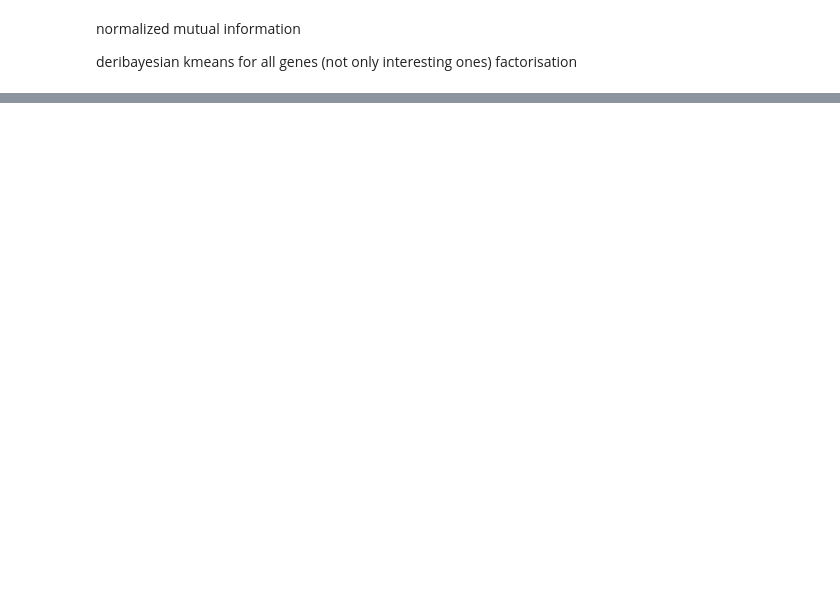
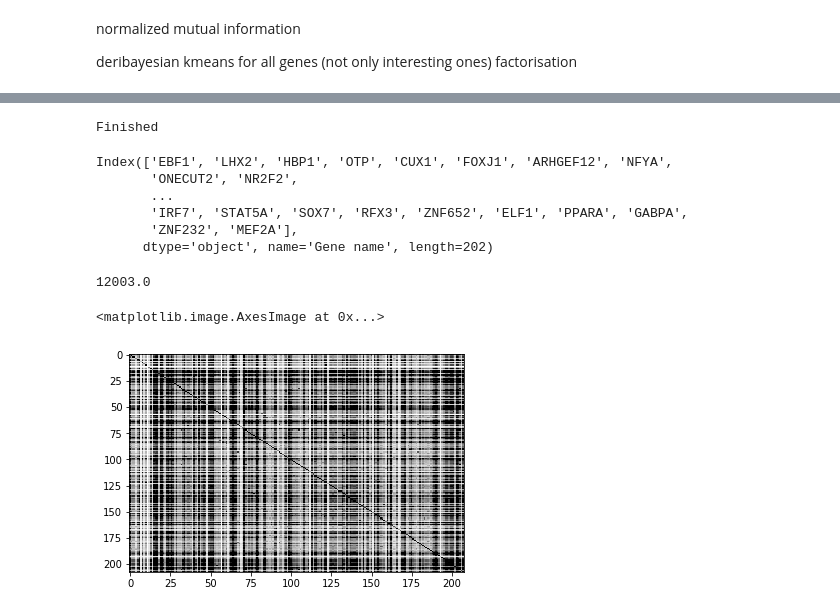
Before and after one commit to adespi/link_epi_to_expr, a Jupyter notebook: tests_before_create_graph.ipynb, the cells around one changed output, grey strips where cells are left out. Saved outputs shown, nothing was run; the diff lists cells and outputs as text; code cells hidden in the pictures; blank space fills up the shorter version.

```diff
--- a/tests_before_create_graph.ipynb
+++ b/tests_before_create_graph.ipynb
@@ -888,6 +924,7 @@ deribayesian
 kmeans for all genes (not only interesting ones)
 factorisation
 # %%
-network_compendium = pd.read_csv("../data/Network_compendium/Tissue-specific_regulatory_networks_FANTOM5-v1/32_high-level_networks/05_sarcoma.txt.gz", sep='\t', header=None)
+network_compendium = pd.read_csv("../data/Network_compendium/Tissue-specific_regulatory_networks_FANTOM5-v1/\
+32_high-level_networks/10_lymphocytes.txt.gz", sep='\t', header=None).values
 #10_lymphocytes.txt.gz
 #11_myeloid_leukocytes.txt.gz
@@ -914,0 +931,36 @@ network_compendium
+# %%
+tf_connected_to_genes=pd.DataFrame(data=np.zeros([len(gene_info["Gene name"]), len(set(network_compendium[:,1]))]),
+                                   index=gene_info["Gene name"],columns=set(network_compendium[:,1]))
+# %%
+for i, TF in enumerate(gene_info["Gene name"]):
+    print(i, TF, end = "\r")
+    for x in network_compendium:
+        if x[0] == TF:
+            tf_connected_to_genes[x[1]][TF] = 1
+print("Finished     ")
+# %% [output]
+Finished
+# %%
+nbr_signif_corr.index[nodes_louvain_ordered]
+# %% [output]
+Index(['EBF1', 'LHX2', 'HBP1', 'OTP', 'CUX1', 'FOXJ1', 'ARHGEF12', 'NFYA',
+       'ONECUT2', 'NR2F2',
+       ...
+       'IRF7', 'STAT5A', 'SOX7', 'RFX3', 'ZNF652', 'ELF1', 'PPARA', 'GABPA',
+       'ZNF232', 'MEF2A'],
+      dtype='object', name='Gene name', length=202)
+# %%
+connections_between_genes = tf_connected_to_genes.dot(tf_connected_to_genes.transpose())
+# %%
+np.max(connections_between_genes.values)
+# %% [output]
+12003.0
+# %%
+adjacency_matrix2 = connections_between_genes.loc[nbr_signif_corr.index[nodes_louvain_ordered],nbr_signif_corr.index[nodes_louvain_ordered]].values
+pyplot.imshow(np.clip((adjacency_matrix2),0,2000),
+              interpolation="none",
+              cmap="binary",
+             aspect='auto')
+# %% [output]
+<matplotlib.image.AxesImage at 0x...>
+[figure, added]
```
Also changed, not shown: parts of 41 cells of this notebook, 1 other file.
